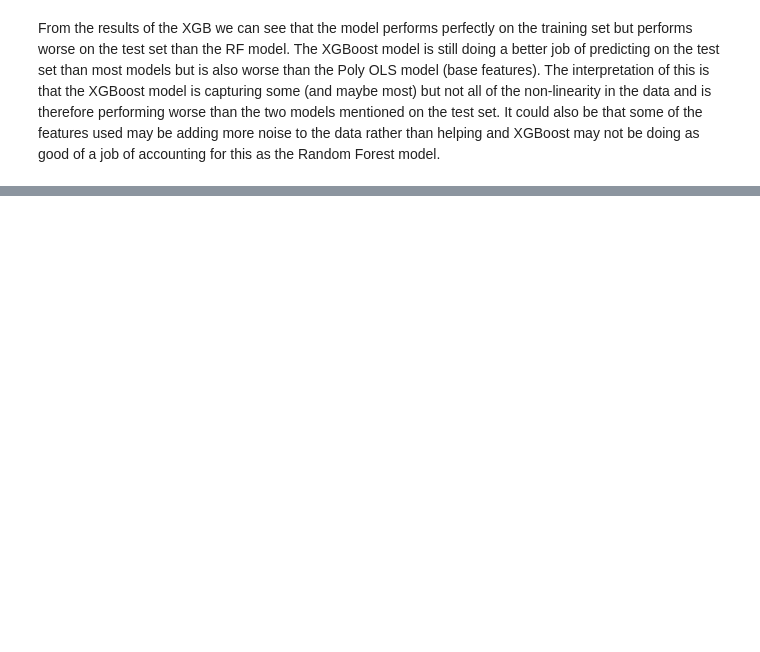
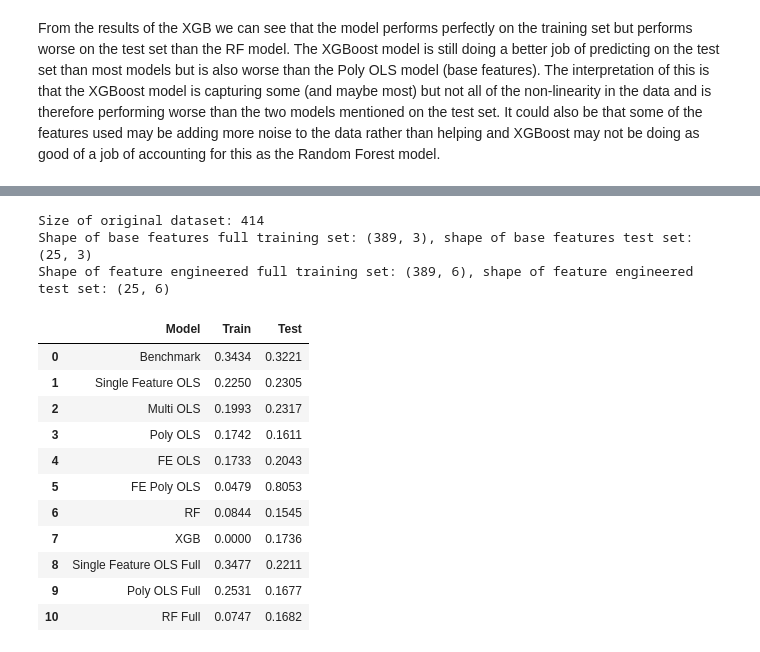
Before and after one commit to nxfern/DS2_Assignment1, a Jupyter notebook: DS2_Assignment1_NF.ipynb, the cells around one changed output, grey strips where cells are left out. Drawn from its saved outputs; the diff is of its cells as text; code cells hidden in the pictures; blank space fills up the shorter version.

Commit message:
Added full data trained models and analysis

```diff
--- a/DS2_Assignment1_NF.ipynb
+++ b/DS2_Assignment1_NF.ipynb
@@ -445,0 +452,75 @@ From the results of the XGB we can see that the model performs perfectly on the
+# %%
+# Creating the training set for the base features models
+real_estate_full = real_estate_data.loc[~real_estate_data.index.isin(X_test.index)]
+y_train_full = real_estate_full['house_price_of_unit_area']
+X_train_full = real_estate_full.drop(columns=["house_price_of_unit_area", "transaction_date", "latitude", "longitude"])
+
+# Doing the same for the feature engineered set
+date_fix(real_estate_data)
+real_estate_full_fe = real_estate_data.loc[~real_estate_data.index.isin(X_test_fe.index)].copy()
+real_estate_full_fe['km_distance_from_cc'] = real_estate_full_fe.apply(lambda row: cc_distance(row['latitude'], row['longitude']), axis=1)
+y_train_full_fe = real_estate_full_fe['house_price_of_unit_area']
+X_train_full_fe = real_estate_full_fe.drop(columns=['house_price_of_unit_area', 'transaction_date', 'latitude', 'longitude'])
+
+# Checking sample size results
+print(f'Size of original dataset: {real_estate_data.shape[0]}')
+print(f'Shape of base features full training set: {X_train_full.shape}, shape of base features test set: {X_test.shape}')
+print(f'Shape of feature engineered full training set: {X_train_full_fe.shape}, shape of feature engineered test set: {X_test_fe.shape}')
+# %% [output]
+Size of original dataset: 414
+Shape of base features full training set: (389, 3), shape of base features test set: (25, 3)
+Shape of feature engineered full training set: (389, 6), shape of feature engineered test set: (25, 6)
+# %%
+# Running the single OLS on the full training set
+ols_single_full = LinearRegression().fit(X_train_full[['distance_to_the_nearest_MRT_station']], y_train_full)
+
+# Creating predictions for model and calculating RMSLE
+train_error = calculateRMSLE(ols_single_full.predict(X_train_full[['distance_to_the_nearest_MRT_station']]), y_train_full)
+test_error = calculateRMSLE(ols_single_full.predict(X_test[['distance_to_the_nearest_MRT_station']]), y_test)
+ols_single_pred_full = ['Single Feature OLS Full', train_error, test_error]
+
+# Adding to results
+results.loc[len(results)] = ols_single_pred_full
+
+# Running the base features Polynomial OLS on the full training set
+X_poly_full = poly_interactions.fit_transform(X_train_full)
+
+# Creating polynomial OLS model
+ols_poly_full = LinearRegression().fit(X_poly_full, y_train_full)
+
+# Creating predictions
+train_error = calculateRMSLE(ols_poly_full.predict(X_poly_full), y_train_full)
+test_error = calculateRMSLE(ols_poly_full.predict(poly_interactions.transform(X_test)), y_test)
+ols_poly_pred_full = ['Poly OLS Full', train_error, test_error]
+
+# Adding to results
+results.loc[len(results)] = ols_poly_pred_full
+
+# Running the Random Forest model on the full training set
+pipe_rf_full = Pipeline([('preprocess', column_transformer),
+    ("rf", RandomForestRegressor(random_state=prng))])
+
+# Fitting the model to the feature engineered data
+pipe_rf_full.fit(X_train_full_fe, y_train_full_fe)
+
+# Creating predictions
+train_error = calculateRMSLE(pipe_rf_full.predict(X_train_full_fe), y_train_full_fe)
+test_error = calculateRMSLE(pipe_rf_full.predict(X_test_fe), y_test_fe)
+rf_pred_full = ['RF Full', train_error, test_error]
+
+# Adding to results
+results.loc[len(results)] = rf_pred_full
+results
+# %% [output]
+|  | Model | Train | Test |
+| 0 | Benchmark | 0.3434 | 0.3221 |
+| 1 | Single Feature OLS | 0.2250 | 0.2305 |
+| 2 | Multi OLS | 0.1993 | 0.2317 |
+| 3 | Poly OLS | 0.1742 | 0.1611 |
+| 4 | FE OLS | 0.1733 | 0.2043 |
+| 5 | FE Poly OLS | 0.0479 | 0.8053 |
+| 6 | RF | 0.0844 | 0.1545 |
+| 7 | XGB | 0.0000 | 0.1736 |
+| 8 | Single Feature OLS Full | 0.3477 | 0.2211 |
+| 9 | Poly OLS Full | 0.2531 | 0.1677 |
+| 10 | RF Full | 0.0747 | 0.1682 |
```
Also changed, not shown: parts of 6 cells of this notebook.
